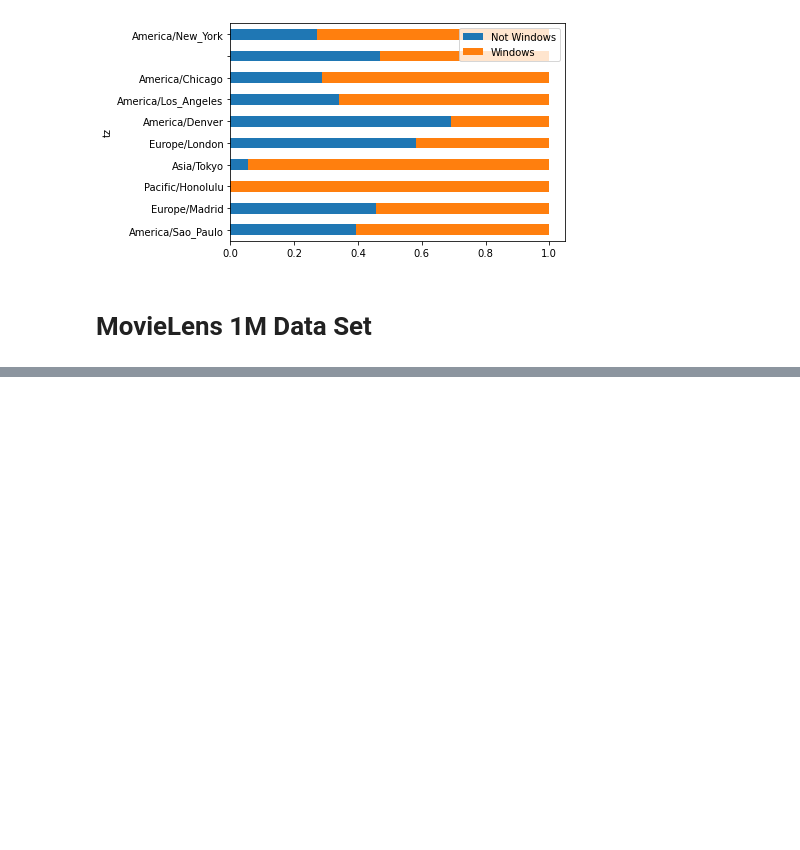
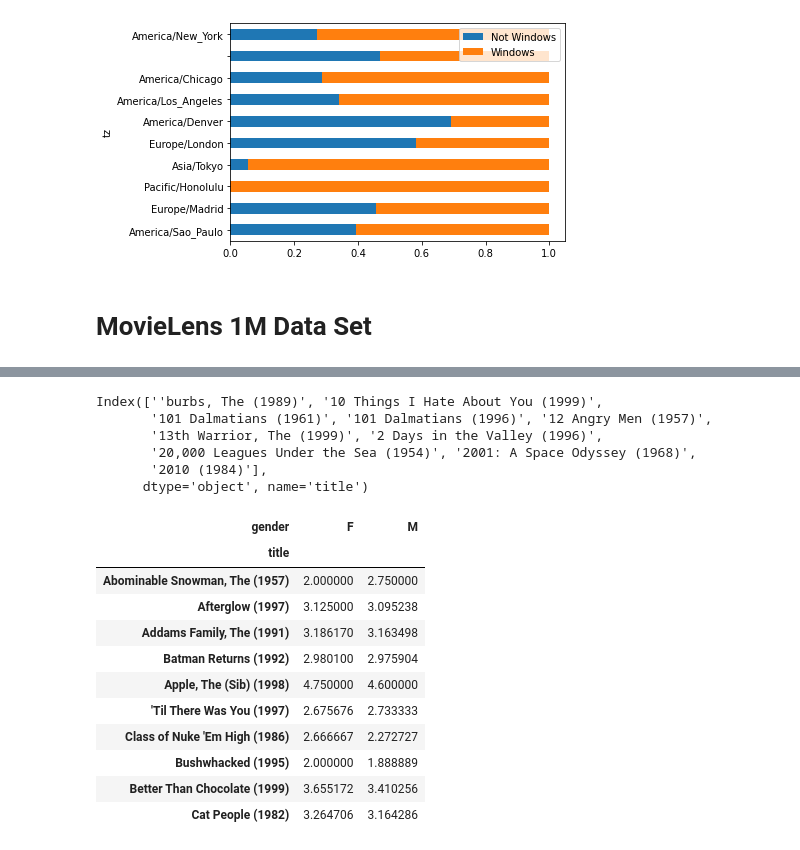
Before and after one commit to steingartpeter/ANACONDA, a Jupyter notebook: wes_mck_pyt_data.ipynb, the cells around one changed output, grey strips where cells are left out. Drawn from its saved outputs; the diff is of its cells as text; code cells hidden in the pictures; blank space fills up the shorter version.

```diff
--- a/wes_mck_pyt_data.ipynb
+++ b/wes_mck_pyt_data.ipynb
@@ -269,0 +344,9 @@ normed_subset.plot(kind='barh',stacked=True)
+# %%
+active_titles[:10]
+# %% [output]
+Index([''burbs, The (1989)', '10 Things I Hate About You (1999)',
+       '101 Dalmatians (1961)', '101 Dalmatians (1996)', '12 Angry Men (1957)',
+       '13th Warrior, The (1999)', '2 Days in the Valley (1996)',
+       '20,000 Leagues Under the Sea (1954)', '2001: A Space Odyssey (1968)',
+       '2010 (1984)'],
+      dtype='object', name='title')
@@ -269,0 +356,16 @@ normed_subset.plot(kind='barh',stacked=True)
+# %%
+# Lets see the result!
+mean_ratings[:10]
+# %% [output]
+| gender | F | M |
+| title |  |  |
+| Abominable Snowman, The (1957) | 2.000000 | 2.750000 |
+| Afterglow (1997) | 3.125000 | 3.095238 |
+| Addams Family, The (1991) | 3.186170 | 3.163498 |
+| Batman Returns (1992) | 2.980100 | 2.975904 |
+| Apple, The (Sib) (1998) | 4.750000 | 4.600000 |
+| 'Til There Was You (1997) | 2.675676 | 2.733333 |
+| Class of Nuke 'Em High (1986) | 2.666667 | 2.272727 |
+| Bushwhacked (1995) | 2.000000 | 1.888889 |
+| Better Than Chocolate (1999) | 3.655172 | 3.410256 |
+| Cat People (1982) | 3.264706 | 3.164286 |
```
Also changed, not shown: parts of 21 cells of this notebook, 4 other files.
